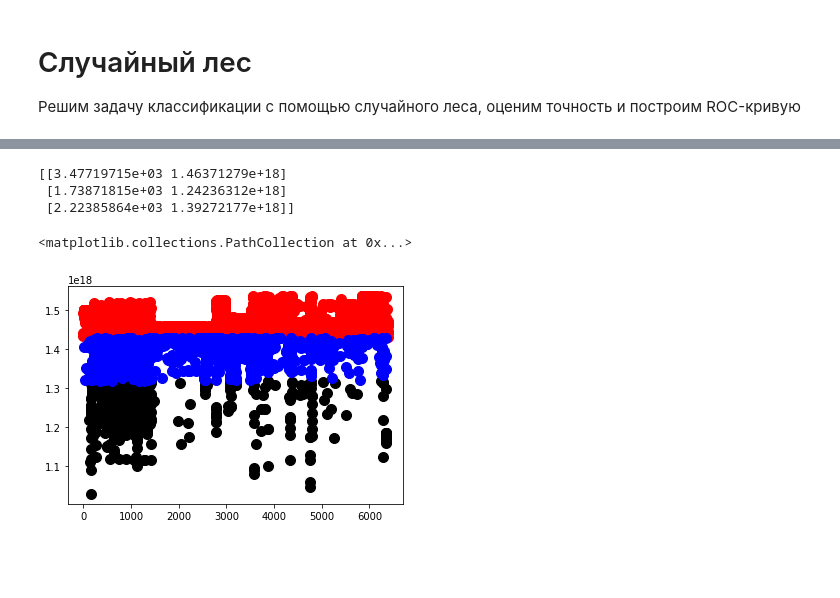
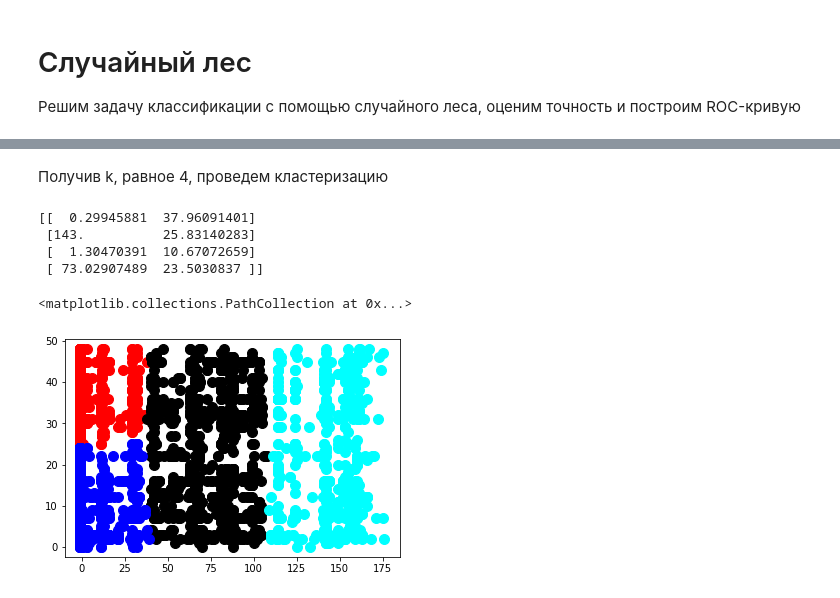
Before and after one commit to Liaisan829/hotel_reviews, a Jupyter notebook: project.ipynb, the cells around one changed output, grey strips where cells are left out. Saved outputs shown, nothing was run; the diff lists cells and outputs as text; code cells hidden in the pictures; blank space fills up the shorter version.

```diff
--- a/project.ipynb
+++ b/project.ipynb
@@ -214,0 +261,3 @@ ds.info()
+# %%
+ds['reviews.sourceURLs'] = ds['reviews.sourceURLs'].str.extract('([a-zA-Z0-9][a-zA-Z0-9-]{1,61}[a-zA-Z0-9](?:\.[a-zA-Z]{2,})+)')
+ds['reviews.sourceURLs'].head()
@@ -391,6 +489,9 @@ ds.info()
 # %%
 ds.address = pd.Categorical(ds.address)
 ds['address_code'] = ds.address.cat.codes
+
+ds.province = pd.Categorical(ds.province)
+ds['province_code'] = ds.province.cat.codes
 
 ds.categories = pd.Categorical(ds.categories)
 ds['categories_code'] = ds.categories.cat.codes
@@ -412,3 +513,5 @@ ds['reviews.userCity_code'] = ds['reviews.userCity'].cat.codes
 
 ds['reviews.userProvince'] = pd.Categorical(ds['reviews.userProvince'])
 ds['reviews.userProvince_code'] = ds['reviews.userProvince'].cat.codes
+
+ds['address_code'].head()
@@ -539,20 +744,23 @@ print(feature_df)
+# %% [markdown]
+Получив k, равное 4, проведем кластеризацию
 # %%
-columns = ['reviews.sourceURLs_code', 'reviews.date_int']
-kmeans = KMeans(n_clusters=3)
+columns = ['reviews.userProvince_code', 'province_code']
+kmeans = KMeans(n_clusters=4)
 kmeans.fit(ds[columns])
 
 print(kmeans.cluster_centers_)
 
 y_km = kmeans.fit_predict(ds[columns])
 cluster_ds = ds[columns].to_numpy()
 
 plt.scatter(cluster_ds[y_km ==0,0], cluster_ds[y_km == 0,1], s=100, c='red')
 plt.scatter(cluster_ds[y_km ==1,0], cluster_ds[y_km == 1,1], s=100, c='black')
 plt.scatter(cluster_ds[y_km ==2,0], cluster_ds[y_km == 2,1], s=100, c='blue')
 plt.scatter(cluster_ds[y_km ==3,0], cluster_ds[y_km == 3,1], s=100, c='cyan')
 # %% [output]
-[[3.47719715e+03 1.46371279e+18]
- [1.73871815e+03 1.24236312e+18]
- [2.22385864e+03 1.39272177e+18]]
+[[  0.29945881  37.96091401]
+ [143.          25.83140283]
+ [  1.30470391  10.67072659]
+ [ 73.02907489  23.5030837 ]]
 <matplotlib.collections.PathCollection at 0x...>
-[figure, old version]
+[figure, new version]
```
Also changed, not shown: parts of 86 cells of this notebook.
